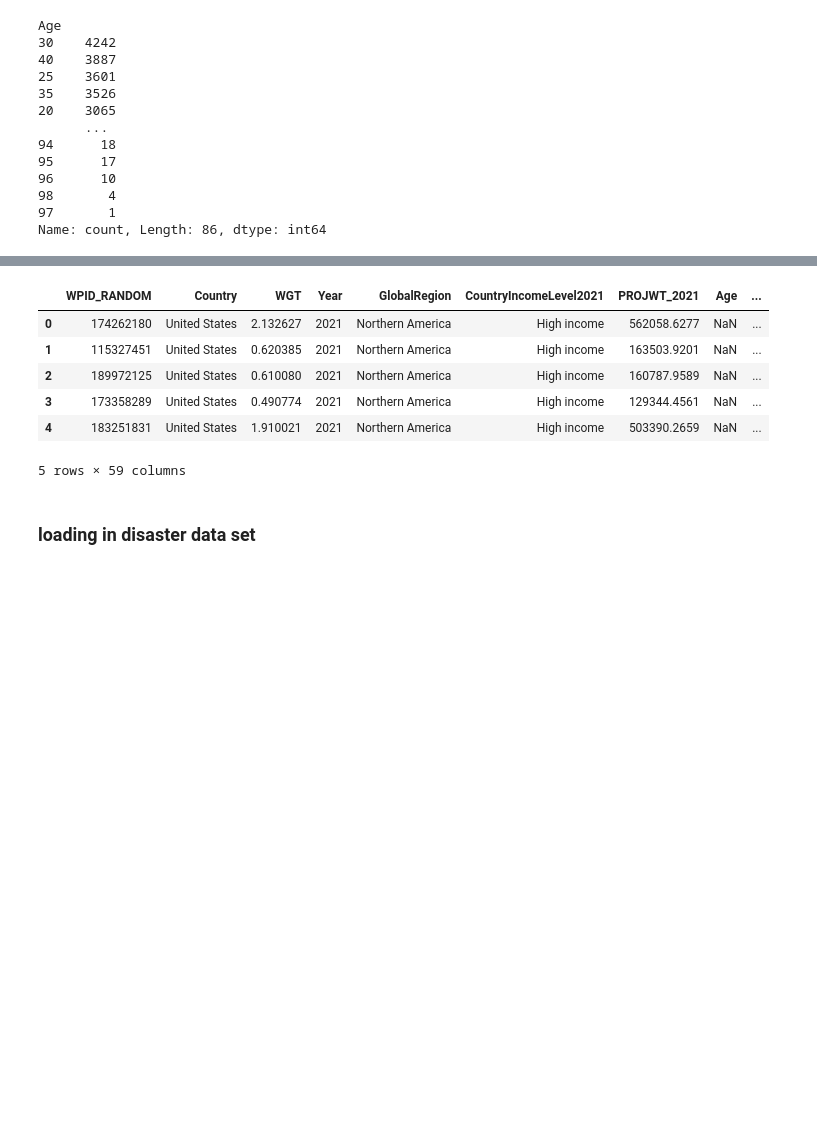
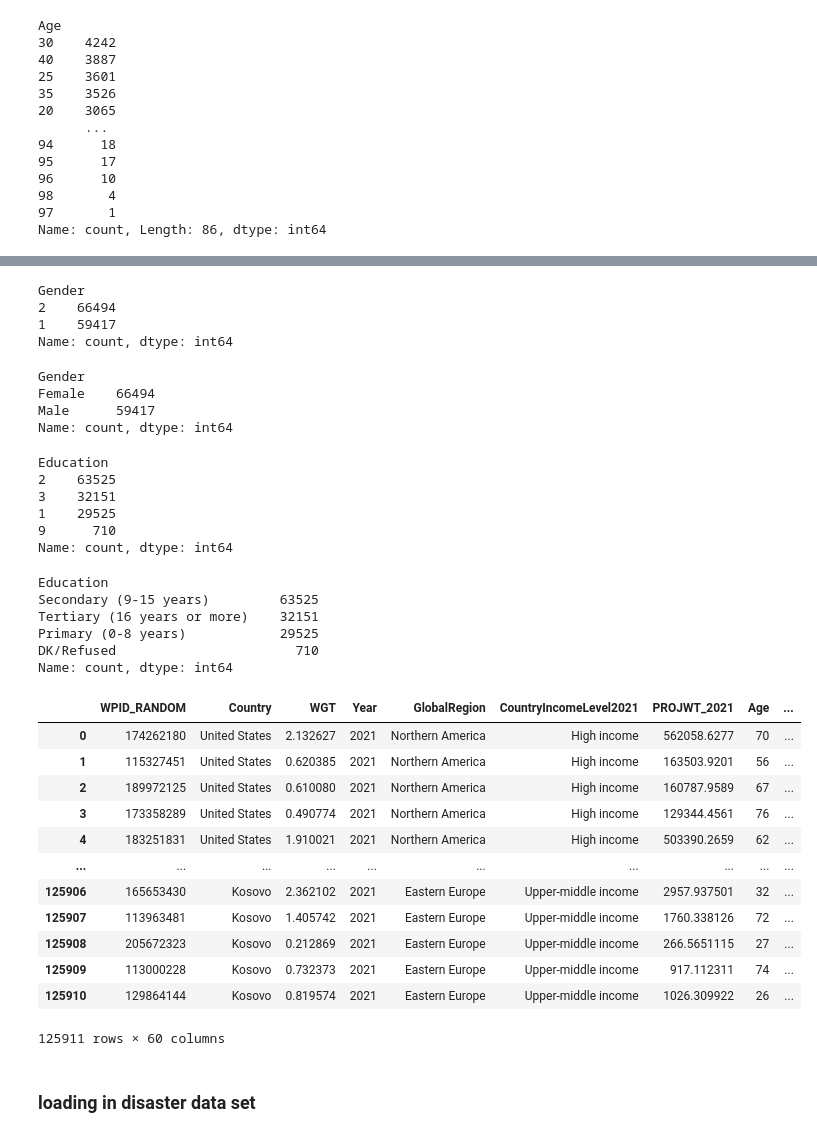
Before and after one commit to eemchadwick/natural_disasters, a Jupyter notebook: notebooks/natural disasters.ipynb, the cells around one changed output, grey strips where cells are left out. Saved outputs shown, nothing was run; the diff lists cells and outputs as text; code cells hidden in the pictures; blank space fills up the shorter version.

```diff
--- a/notebooks/natural disasters.ipynb
+++ b/notebooks/natural disasters.ipynb
@@ -164,0 +233,2 @@ Name: count, dtype: int64
+# %%
+survey['AgeGroups4'] = survey['AgeGroups4'].astype(str).map(AG4_dict)
@@ -165,13 +245,63 @@ Name: count, dtype: int64
+# %%
+survey.Gender.astype(str).value_counts()
+# %% [output]
+Gender
+2    66494
+1    59417
+Name: count, dtype: int64
+# %%
+gender_dict = {'1': 'Male', '2': 'Female'}
+survey['Gender'] = survey['Gender'].astype(str).map(gender_dict)
+# %%
+survey.Gender.value_counts()
+# %% [output]
+Gender
+Female    66494
+Male      59417
+Name: count, dtype: int64
+# %%
+survey.Education.value_counts()
+# %% [output]
+Education
+2    63525
+3    32151
+1    29525
+9      710
+Name: count, dtype: int64
+# %%
+ed_dict = {'1': 'Primary (0-8 years)',
+           '2': 'Secondary (9-15 years)',
+           '3': 'Tertiary (16 years or more)',
+           '9': 'DK/Refused'
+          }
+survey['Education'] = survey['Education'].astype(str).map(ed_dict)
+# %%
+survey.Education.value_counts()
+# %% [output]
+Education
+Secondary (9-15 years)         63525
+Tertiary (16 years or more)    32151
+Primary (0-8 years)            29525
+DK/Refused                       710
+Name: count, dtype: int64
+# %%
+pd.set_option('display.max_columns', None)
 # %%
-survey.head()
+survey
 # %% [output]
 |  | WPID_RANDOM | Country | WGT | Year | GlobalRegion | CountryIncomeLevel2021 | PROJWT_2021 | Age | ... |
-| 0 | 174262180 | United States | 2.132627 | 2021 | Northern America | High income | 562058.6277 | NaN | ... |
-| 1 | 115327451 | United States | 0.620385 | 2021 | Northern America | High income | 163503.9201 | NaN | ... |
-| 2 | 189972125 | United States | 0.610080 | 2021 | Northern America | High income | 160787.9589 | NaN | ... |
-| 3 | 173358289 | United States | 0.490774 | 2021 | Northern America | High income | 129344.4561 | NaN | ... |
-| 4 | 183251831 | United States | 1.910021 | 2021 | Northern America | High income | 503390.2659 | NaN | ... |
+| 0 | 174262180 | United States | 2.132627 | 2021 | Northern America | High income | 562058.6277 | 70 | ... |
+| 1 | 115327451 | United States | 0.620385 | 2021 | Northern America | High income | 163503.9201 | 56 | ... |
+| 2 | 189972125 | United States | 0.610080 | 2021 | Northern America | High income | 160787.9589 | 67 | ... |
+| 3 | 173358289 | United States | 0.490774 | 2021 | Northern America | High income | 129344.4561 | 76 | ... |
+| 4 | 183251831 | United States | 1.910021 | 2021 | Northern America | High income | 503390.2659 | 62 | ... |
+| ... | ... | ... | ... | ... | ... | ... | ... | ... | ... |
+| 125906 | 165653430 | Kosovo | 2.362102 | 2021 | Eastern Europe | Upper-middle income | 2957.937501 | 32 | ... |
+| 125907 | 113963481 | Kosovo | 1.405742 | 2021 | Eastern Europe | Upper-middle income | 1760.338126 | 72 | ... |
+| 125908 | 205672323 | Kosovo | 0.212869 | 2021 | Eastern Europe | Upper-middle income | 266.5651115 | 27 | ... |
+| 125909 | 113000228 | Kosovo | 0.732373 | 2021 | Eastern Europe | Upper-middle income | 917.112311 | 74 | ... |
+| 125910 | 129864144 | Kosovo | 0.819574 | 2021 | Eastern Europe | Upper-middle income | 1026.309922 | 26 | ... |
-5 rows × 59 columns
+125911 rows × 60 columns
 # %% [markdown]
 ### loading in disaster data set
 # %%
```
Also changed, not shown: parts of 14 cells of this notebook.
